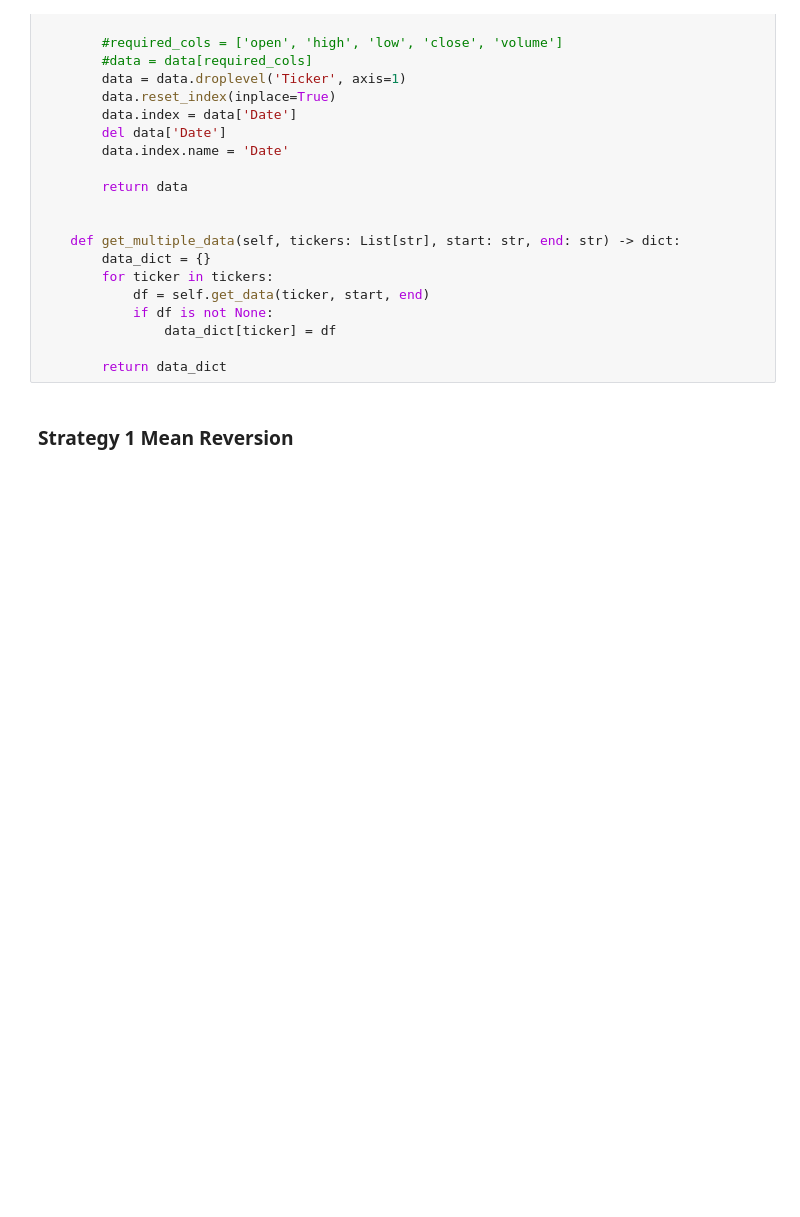
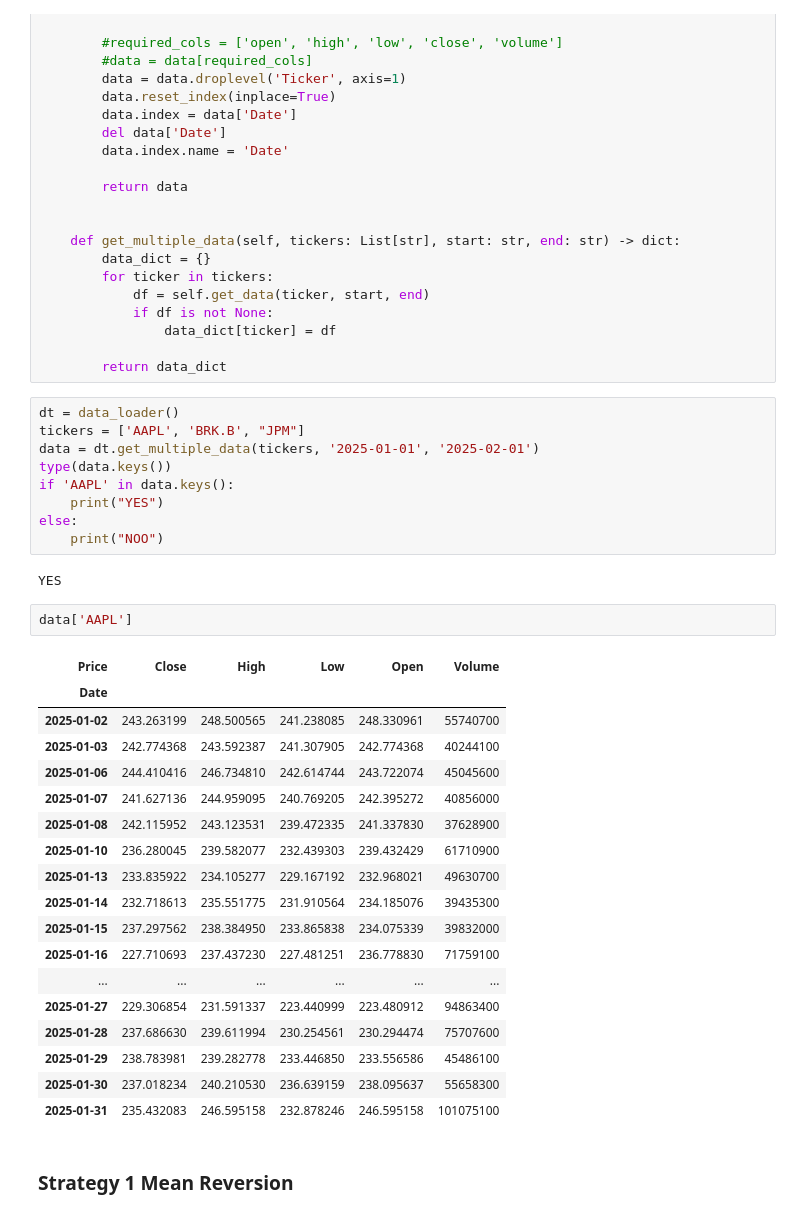
Before and after one commit to ArmaanG06/ASG-Microfund, a Jupyter notebook: notebooks/research_notebook.ipynb, the cells around one changed output. Drawn from its saved outputs; the diff is of its cells as text; blank space fills up the shorter version.

```diff
--- a/notebooks/research_notebook.ipynb
+++ b/notebooks/research_notebook.ipynb
@@ -47,6 +47,38 @@ class data_loader:
                 data_dict[ticker] = df
 
         return data_dict
+# %%
+dt = data_loader()
+tickers = ['AAPL', 'BRK.B', "JPM"]
+data = dt.get_multiple_data(tickers, '2025-01-01', '2025-02-01')
+type(data.keys())
+if 'AAPL' in data.keys():
+    print("YES")
+else:
+    print("NOO")
+# %% [output]
+YES
+# %%
+data['AAPL']
+# %% [output]
+| Price | Close | High | Low | Open | Volume |
+| Date |  |  |  |  |  |
+| 2025-01-02 | 243.263199 | 248.500565 | 241.238085 | 248.330961 | 55740700 |
+| 2025-01-03 | 242.774368 | 243.592387 | 241.307905 | 242.774368 | 40244100 |
+| 2025-01-06 | 244.410416 | 246.734810 | 242.614744 | 243.722074 | 45045600 |
+| 2025-01-07 | 241.627136 | 244.959095 | 240.769205 | 242.395272 | 40856000 |
+| 2025-01-08 | 242.115952 | 243.123531 | 239.472335 | 241.337830 | 37628900 |
+| 2025-01-10 | 236.280045 | 239.582077 | 232.439303 | 239.432429 | 61710900 |
+| 2025-01-13 | 233.835922 | 234.105277 | 229.167192 | 232.968021 | 49630700 |
+| 2025-01-14 | 232.718613 | 235.551775 | 231.910564 | 234.185076 | 39435300 |
+| 2025-01-15 | 237.297562 | 238.384950 | 233.865838 | 234.075339 | 39832000 |
+| 2025-01-16 | 227.710693 | 237.437230 | 227.481251 | 236.778830 | 71759100 |
+| ... | ... | ... | ... | ... | ... |
+| 2025-01-27 | 229.306854 | 231.591337 | 223.440999 | 223.480912 | 94863400 |
+| 2025-01-28 | 237.686630 | 239.611994 | 230.254561 | 230.294474 | 75707600 |
+| 2025-01-29 | 238.783981 | 239.282778 | 233.446850 | 233.556586 | 45486100 |
+| 2025-01-30 | 237.018234 | 240.210530 | 236.639159 | 238.095637 | 55658300 |
+| 2025-01-31 | 235.432083 | 246.595158 | 232.878246 | 246.595158 | 101075100 |
 # %% [markdown]
 ### Strategy 1 Mean Reversion
 # %% [markdown]
```
Also changed, not shown: parts of 3 cells of this notebook, 3 other files.
